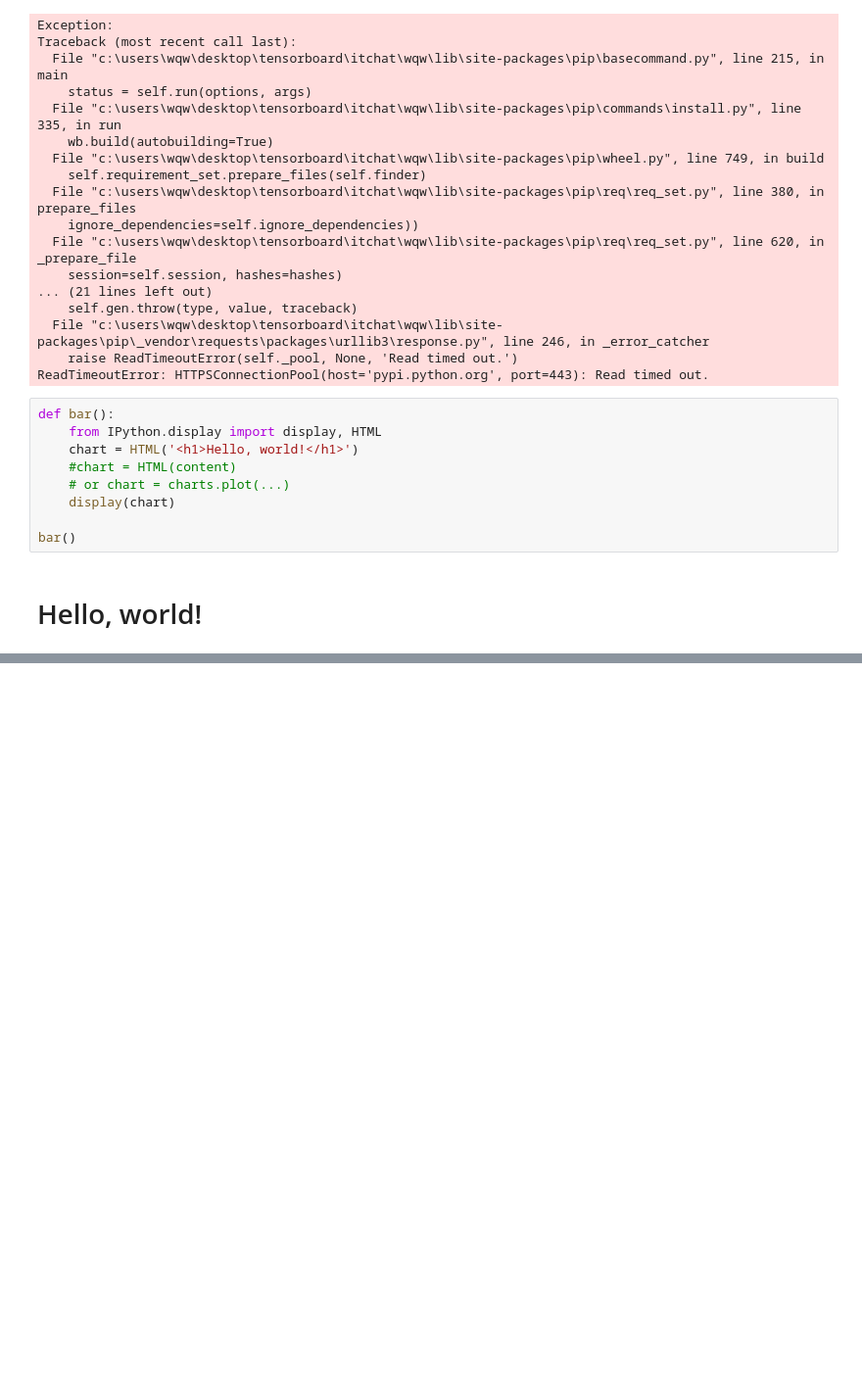
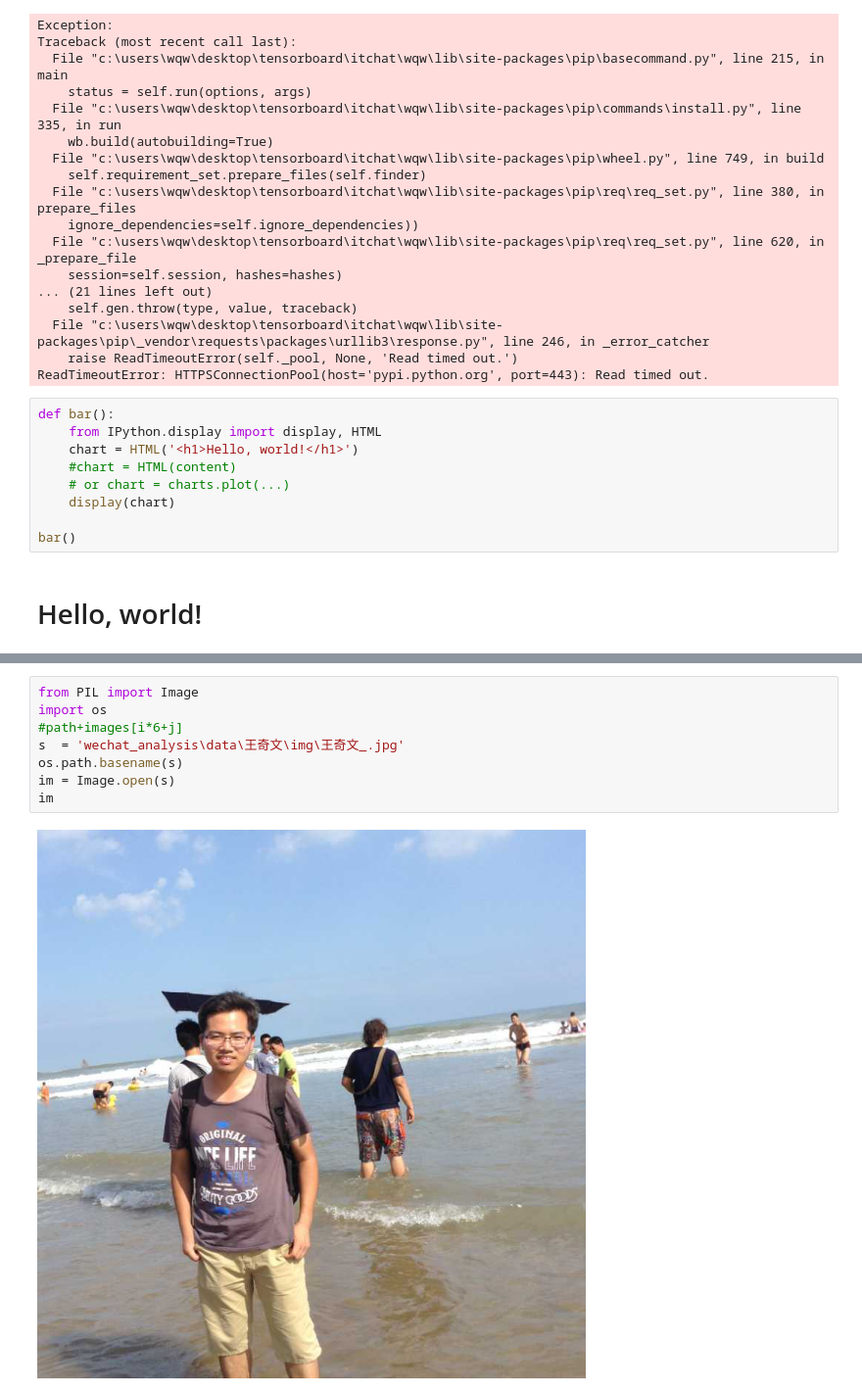
Before and after one commit to wqw547243068/wangqiwen, a Jupyter notebook: demo/itchat/itchat.ipynb, the cells around one changed output, grey strips where cells are left out. Shown at 98% size. Saved outputs shown, nothing was run; the diff lists cells and outputs as text; blank space fills up the shorter version.

```diff
--- a/demo/itchat/itchat.ipynb
+++ b/demo/itchat/itchat.ipynb
@@ -464,0 +582,10 @@ Hello, world!
+# %%
+from PIL import Image
+import os
+#path+images[i*6+j]
+s  = 'wechat_analysis\data\王奇文\img\王奇文_.jpg'
+os.path.basename(s)
+im = Image.open(s)
+im
+# %% [output]
+[figure, added]
```
Also changed, not shown: parts of 8 cells of this notebook, 7 other files.
